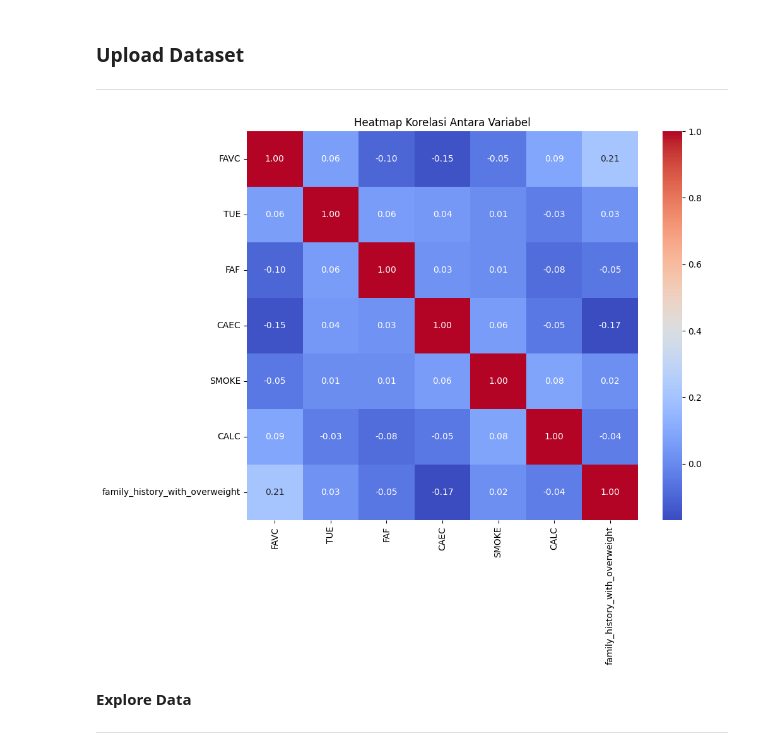
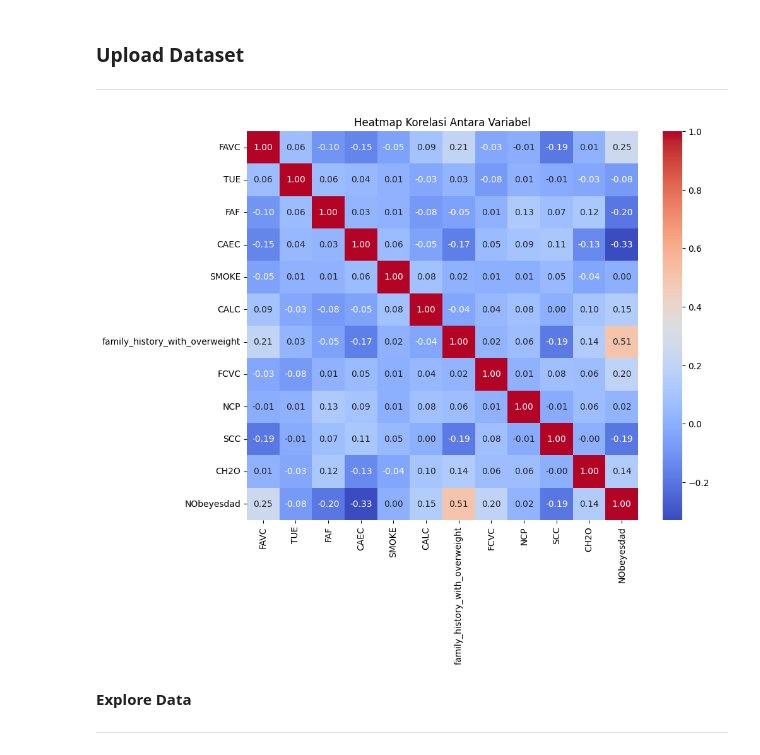
Before and after one commit to abdhaamed/abdhaamed, a Jupyter notebook: Statistika_tubes.ipynb, the cells around one changed output. Saved outputs shown, nothing was run; the diff lists cells and outputs as text; code cells hidden in the pictures.

```diff
--- a/Statistika_tubes.ipynb
+++ b/Statistika_tubes.ipynb
@@ -63,15 +62,15 @@ from scipy import stats
 # %%
 
 # Hitung korelasi antar variabel
-correlation_matrix = obesity[['FAVC', 'TUE', 'FAF', 'CAEC', 'SMOKE', 'CALC', 'family_history_with_overweight']].corr()
+correlation_matrix = obesity[['FAVC', 'TUE', 'FAF', 'CAEC', 'SMOKE', 'CALC', 'family_history_with_overweight', 'FCVC', 'NCP', 'SCC', 'CH2O', 'NObeyesdad']].corr()
 
 # Buat heatmap korelasi
 plt.figure(figsize=(10, 8))
 sns.heatmap(correlation_matrix, annot=True, cmap='coolwarm', fmt=".2f")
 plt.title('Heatmap Korelasi Antara Variabel')
 plt.show()
 # %% [output]
-[figure, old version]
+[figure, new version]
 # %%
 obesity = pd.read_csv ("https://raw.githubusercontent.com/Artcods/Artcods/main/ObesityDataSet_2112.csv")
 # %% [markdown]
```
Also changed, not shown: parts of 8 cells of this notebook.
